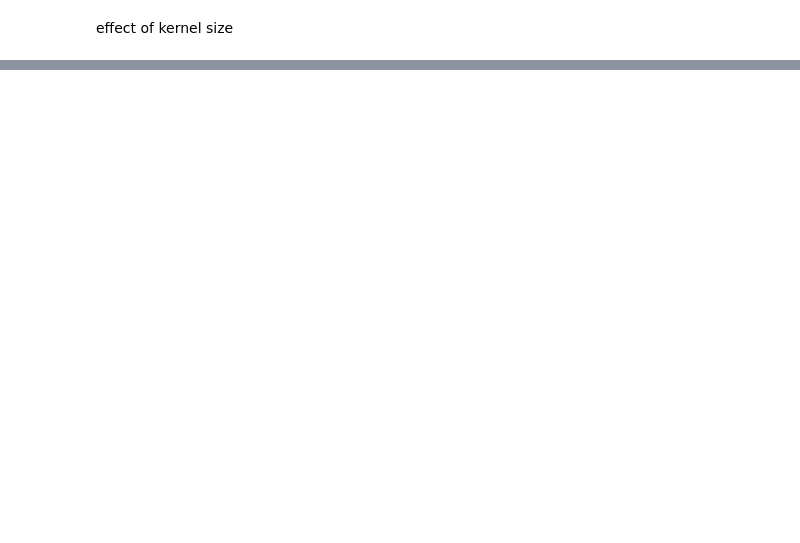
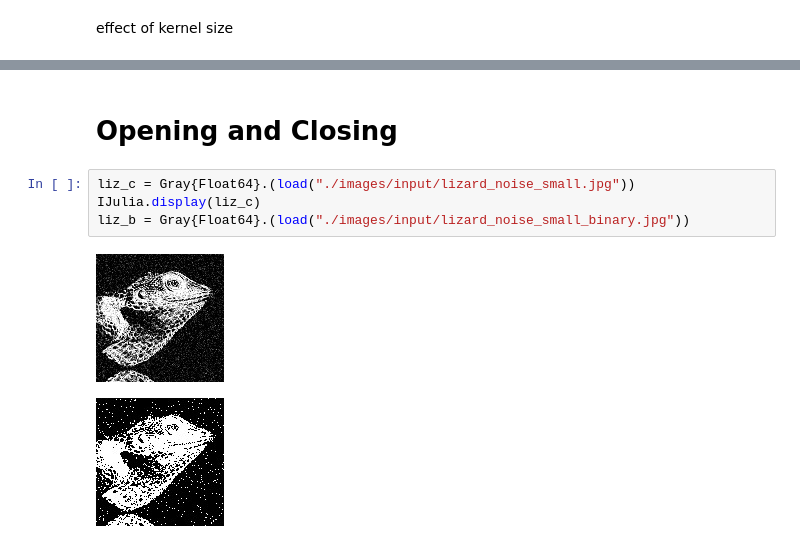
Before and after one commit to tadeohepperle/advanced_bioimage_programming, a Jupyter notebook: image_ops_julia/morhpological_filters.ipynb, the cells around one changed output, grey strips where cells are left out. Cells and saved outputs as stored; diff of their text form; blank space fills up the shorter version.

Commit message:
add opening and closing

```diff
--- a/image_ops_julia/morhpological_filters.ipynb
+++ b/image_ops_julia/morhpological_filters.ipynb
@@ -270,0 +265,9 @@ continous 7x7 kernel
+# %% [markdown]
+# Opening and Closing
+# %%
+liz_c = Gray{Float64}.(load("./images/input/lizard_noise_small.jpg"))
+IJulia.display(liz_c)
+liz_b = Gray{Float64}.(load("./images/input/lizard_noise_small_binary.jpg"))
+# %% [output]
+[figure, added]
+[figure, added]
```
Also changed, not shown: parts of 16 cells of this notebook, 3 other files.
